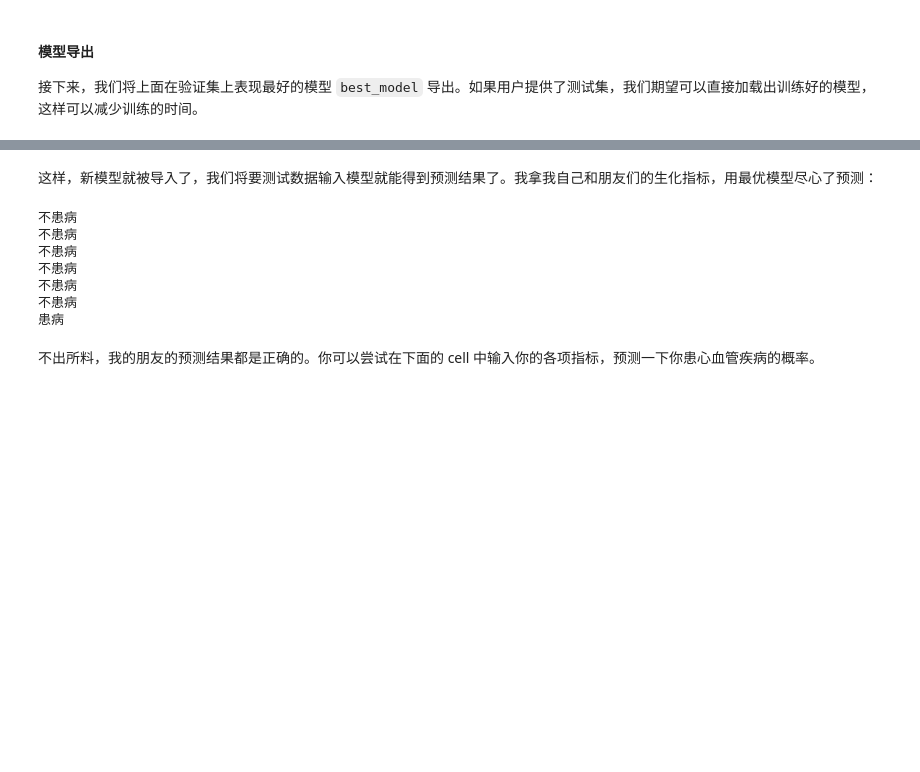
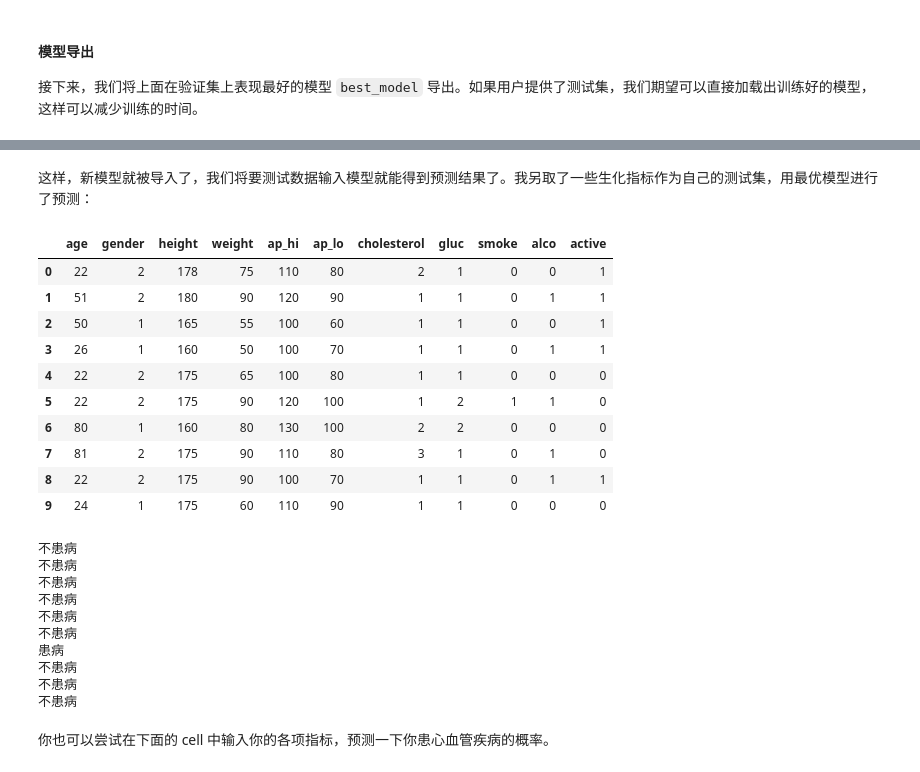
Before and after one commit to LovelyBuggies/Python_Cardiovascular_Disease_Predict, a Jupyter notebook: predict.ipynb, the cells around one changed output, grey strips where cells are left out. Cells and saved outputs as stored; diff of their text form; code cells hidden in the pictures; blank space fills up the shorter version.

```diff
--- a/predict.ipynb
+++ b/predict.ipynb
@@ -544,25 +555,39 @@ Loaded model: <tensorflow.python.keras.engine.sequential.Sequential object at 0x
 # %% [markdown]
-这样，新模型就被导入了，我们将要测试数据输入模型就能得到预测结果了。我拿我自己和朋友们的生化指标，用最优模型尽心了预测：
+这样，新模型就被导入了，我们将要测试数据输入模型就能得到预测结果了。我另取了一些生化指标作为自己的测试集，用最优模型进行了预测：
 # %%
 my = {
-    'age': [22, 51, 50, 26, 22, 22, 80],
-    'gender': [2, 2, 1, 1, 2, 2, 1],
-    'height': [178, 180, 165, 160, 175, 175, 160],
-    'weight': [75, 90, 55, 50, 65, 90, 80],
-    'ap_hi': [110, 120, 100, 100, 100, 120, 130],
-    'ap_lo': [80, 90, 60, 70, 80, 100, 100],
-    'cholesterol': [2, 1, 1, 1, 1, 1, 2],
-    'gluc': [1, 1, 1, 1, 1, 2, 2],
-    'smoke': [0, 0, 0, 0, 0, 1, 0],
-    'alco': [0, 1, 0, 1, 0, 1, 0],
-    'active': [1, 1, 1, 1, 0, 0, 0],
+    'age': [22, 51, 50, 26, 22, 22, 80, 81, 22, 24],
+    'gender': [2, 2, 1, 1, 2, 2, 1, 2, 2, 1],
+    'height': [178, 180, 165, 160, 175, 175, 160, 175, 175, 175],
+    'weight': [75, 90, 55, 50, 65, 90, 80, 90, 90, 60],
+    'ap_hi': [110, 120, 100, 100, 100, 120, 130, 110, 100, 110],
+    'ap_lo': [80, 90, 60, 70, 80, 100, 100, 80, 70, 90],
+    'cholesterol': [2, 1, 1, 1, 1, 1, 2, 3, 1, 1],
+    'gluc': [1, 1, 1, 1, 1, 2, 2, 1, 1, 1],
+    'smoke': [0, 0, 0, 0, 0, 1, 0, 0, 0, 0],
+    'alco': [0, 1, 0, 1, 0, 1, 0, 1, 1, 0],
+    'active': [1, 1, 1, 1, 0, 0, 0, 0, 1, 0],
     }
 
 my_cardio = pd.DataFrame(my, columns=[
     'age', 'gender', 'height', 'weight',
     'ap_hi', 'ap_lo', 'cholesterol',
     'gluc', 'smoke','alco', 'active',
 ])
+
+my_cardio.head(10)
+# %% [output]
+|  | age | gender | height | weight | ap_hi | ap_lo | cholesterol | gluc | smoke | alco | active |
+| 0 | 22 | 2 | 178 | 75 | 110 | 80 | 2 | 1 | 0 | 0 | 1 |
+| 1 | 51 | 2 | 180 | 90 | 120 | 90 | 1 | 1 | 0 | 1 | 1 |
+| 2 | 50 | 1 | 165 | 55 | 100 | 60 | 1 | 1 | 0 | 0 | 1 |
+| 3 | 26 | 1 | 160 | 50 | 100 | 70 | 1 | 1 | 0 | 1 | 1 |
+| 4 | 22 | 2 | 175 | 65 | 100 | 80 | 1 | 1 | 0 | 0 | 0 |
+| 5 | 22 | 2 | 175 | 90 | 120 | 100 | 1 | 2 | 1 | 1 | 0 |
+| 6 | 80 | 1 | 160 | 80 | 130 | 100 | 2 | 2 | 0 | 0 | 0 |
+| 7 | 81 | 2 | 175 | 90 | 110 | 80 | 3 | 1 | 0 | 1 | 0 |
+| 8 | 22 | 2 | 175 | 90 | 100 | 70 | 1 | 1 | 0 | 1 | 1 |
+| 9 | 24 | 1 | 175 | 60 | 110 | 90 | 1 | 1 | 0 | 0 | 0 |
 # %%
 for b in np.concatenate((best_model.predict(my_cardio) > 0.5) * 1).flat:
     if b == 1:
@@ -577,8 +602,11 @@ for b in np.concatenate((best_model.predict(my_cardio) > 0.5) * 1).flat:
 不患病
 不患病
 患病
+不患病
+不患病
+不患病
 # %% [markdown]
-不出所料，我的朋友的预测结果都是正确的。你可以尝试在下面的 cell 中输入你的各项指标，预测一下你患心血管疾病的概率。
+你也可以尝试在下面的 cell 中输入你的各项指标，预测一下你患心血管疾病的概率。
 # %%
 your = {
     'age': [int(input("您的年龄："))],
```
Also changed, not shown: parts of 41 cells of this notebook.
